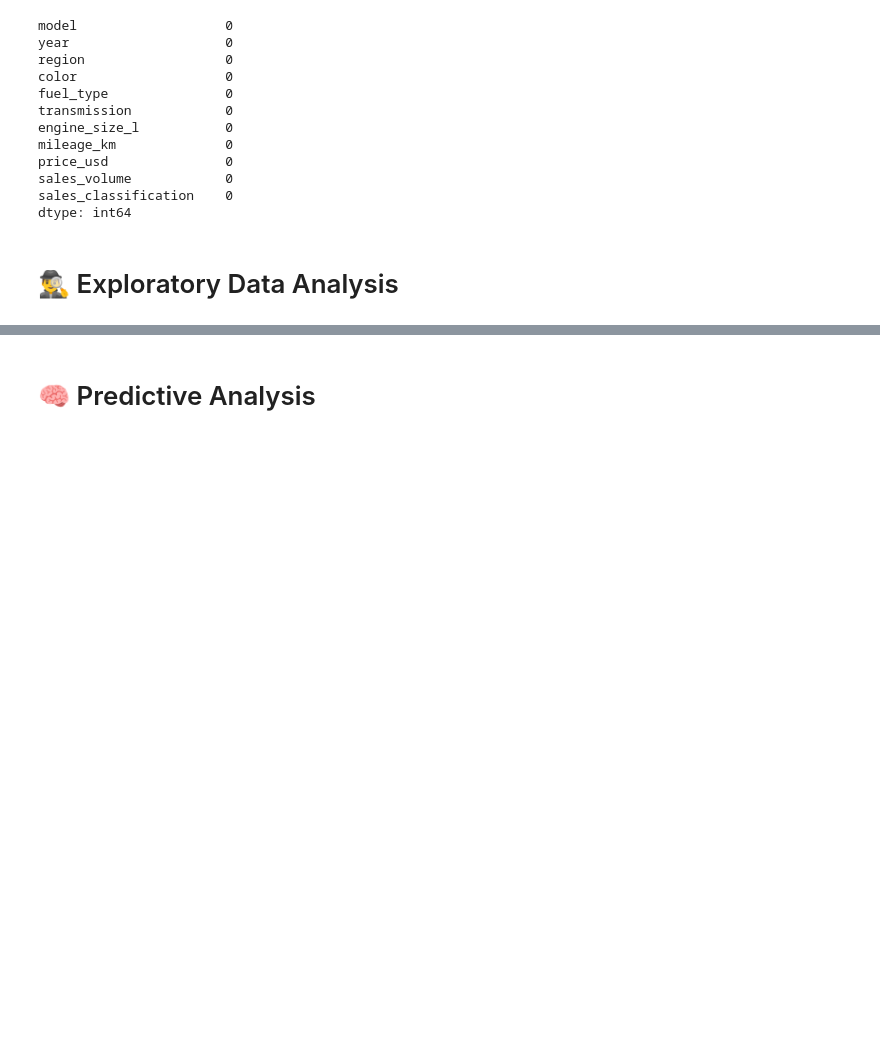
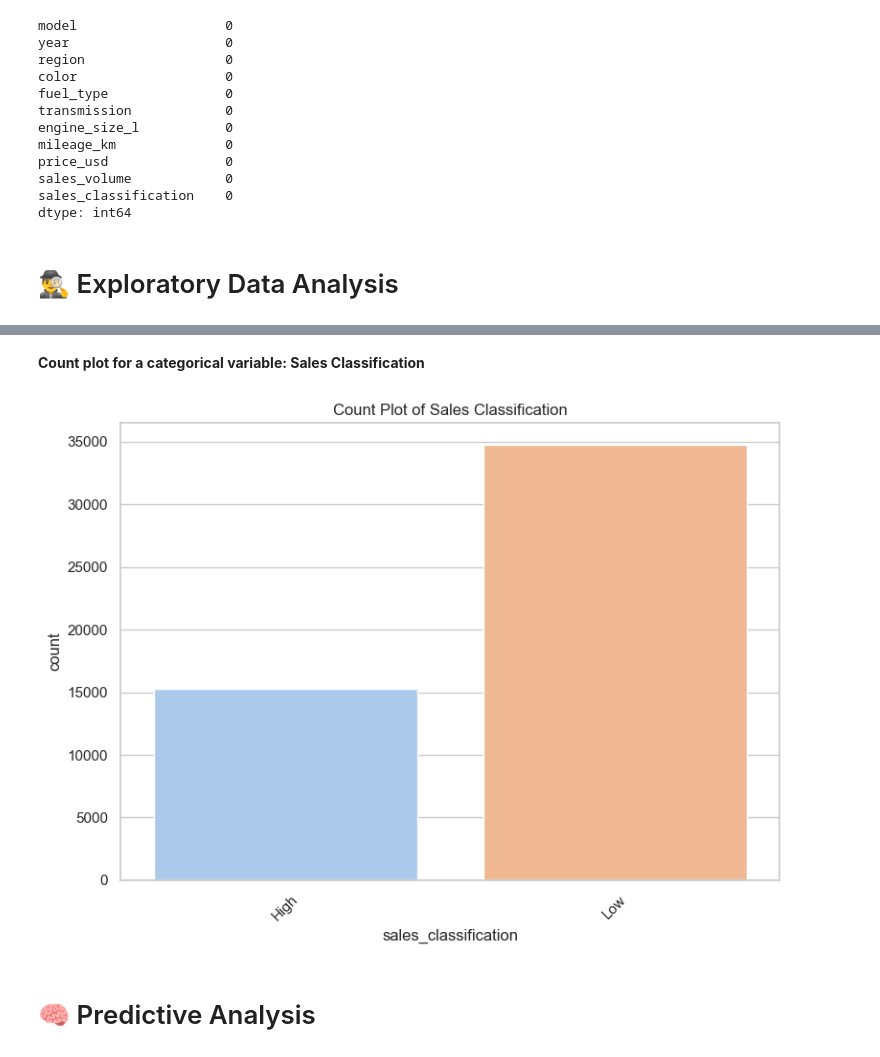
Before and after one commit to DiffelVIA/bmw_sales_analysis_and_prediction, a Jupyter notebook: bmmw_sales_analysis.ipynb, the cells around one changed output, grey strips where cells are left out. Cells and saved outputs as stored; diff of their text form; code cells hidden in the pictures; blank space fills up the shorter version.

```diff
--- a/bmmw_sales_analysis.ipynb
+++ b/bmmw_sales_analysis.ipynb
@@ -113,3 +150,15 @@ for col in categorical_cols:
+# %% [markdown]
+
+**Count plot for a categorical variable: Sales Classification**
+# %%
+plt.figure(figsize=(8,6))
+sns.countplot(x='sales_classification', data=df, palette='pastel')
+plt.title('Count Plot of Sales Classification')
+plt.xticks(rotation=45)
+plt.tight_layout()
+plt.show()
+# %% [output]
+[figure, added]
 # %% [markdown]
 # 🧠 Predictive Analysis <a id='predictive'></a>
 # %% [markdown]
```
Also changed, not shown: parts of 7 cells of this notebook.
